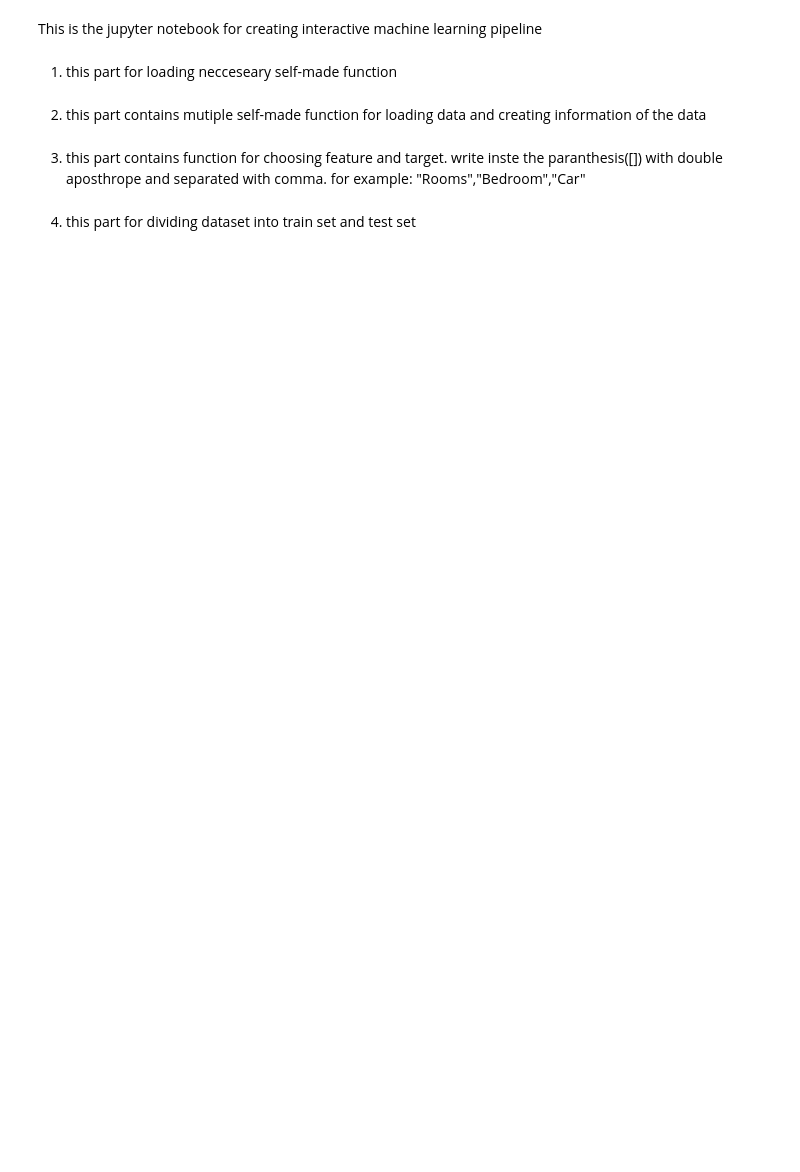
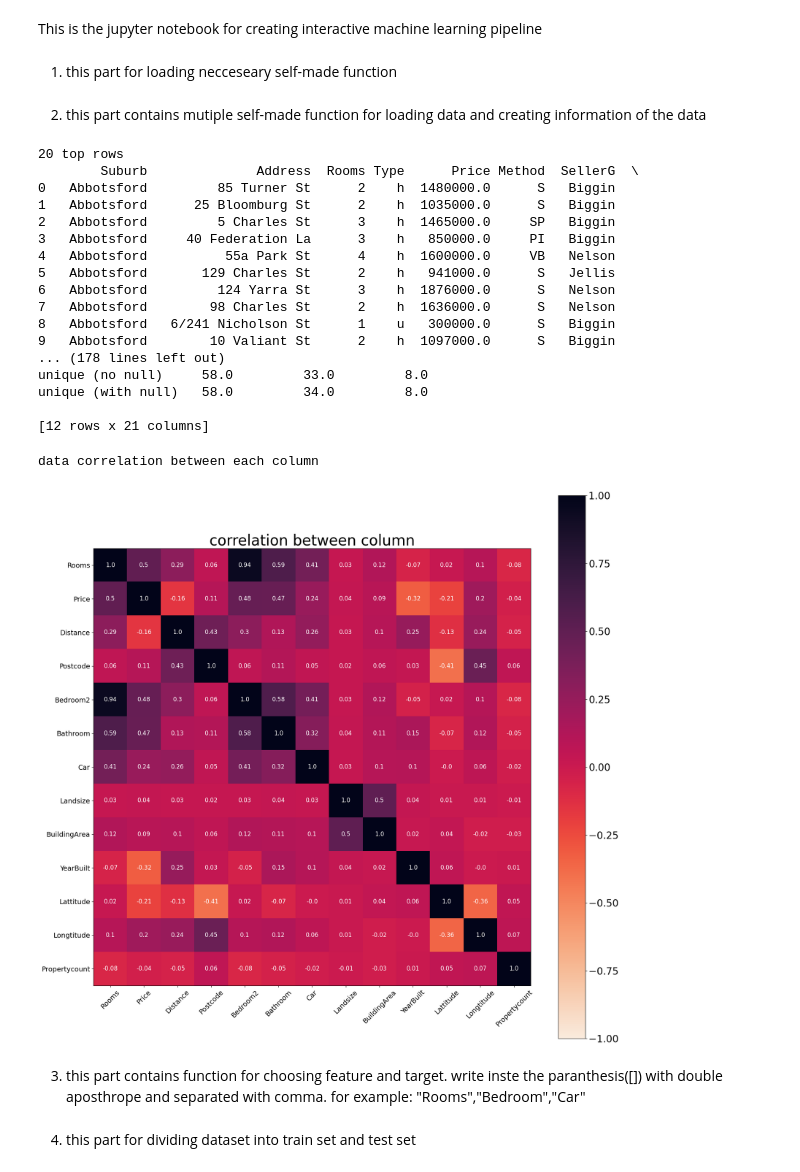
Before and after one commit to willyyeremi/machine-learning-notebook, a Jupyter notebook: pipeline.ipynb, the cells around one changed output. Cells and saved outputs as stored; diff of their text form; code cells hidden in the pictures; blank space fills up the shorter version.

```diff
--- a/pipeline.ipynb
+++ b/pipeline.ipynb
@@ -18,7 +18,7 @@ import multi_decision_tree
 2. this part contains mutiple self-made function for loading data and creating information of the data
 # %%
 # write the path of the data bellow
-path=
+path=r"C:\Users\willy\Documents\Database\Kaggle\Melbourne Housing Snapshot\melb_data.csv"
 
 # choose option of your data
 # 1: only single file data
@@ -26,11 +26,31 @@ path=
 type_data=1
 # %%
 # loading data
-data=load_data.load_data()
+data=load_data.load_data(path,type_data)
 
 # data information
 data_description.data_description_1(data)
 data_description.data_description_2(data)
+# %% [output]
+20 top rows
+        Suburb              Address  Rooms Type      Price Method  SellerG  \
+0   Abbotsford         85 Turner St      2    h  1480000.0      S   Biggin
+1   Abbotsford      25 Bloomburg St      2    h  1035000.0      S   Biggin
+2   Abbotsford         5 Charles St      3    h  1465000.0     SP   Biggin
+3   Abbotsford     40 Federation La      3    h   850000.0     PI   Biggin
+4   Abbotsford          55a Park St      4    h  1600000.0     VB   Nelson
+5   Abbotsford       129 Charles St      2    h   941000.0      S   Jellis
+6   Abbotsford         124 Yarra St      3    h  1876000.0      S   Nelson
+7   Abbotsford        98 Charles St      2    h  1636000.0      S   Nelson
+8   Abbotsford   6/241 Nicholson St      1    u   300000.0      S   Biggin
+9   Abbotsford        10 Valiant St      2    h  1097000.0      S   Biggin
+... (178 lines left out)
+unique (no null)     58.0         33.0         8.0
+unique (with null)   58.0         34.0         8.0
+
+[12 rows x 21 columns]
+data correlation between each column
+[figure, added]
 # %% [markdown]
 3. this part contains function for choosing feature and target. write inste the paranthesis([]) with double aposthrope and separated with comma. for example: "Rooms","Bedroom","Car"
 # %%
```
Also changed, not shown: parts of 2 cells of this notebook, 5 other files.
